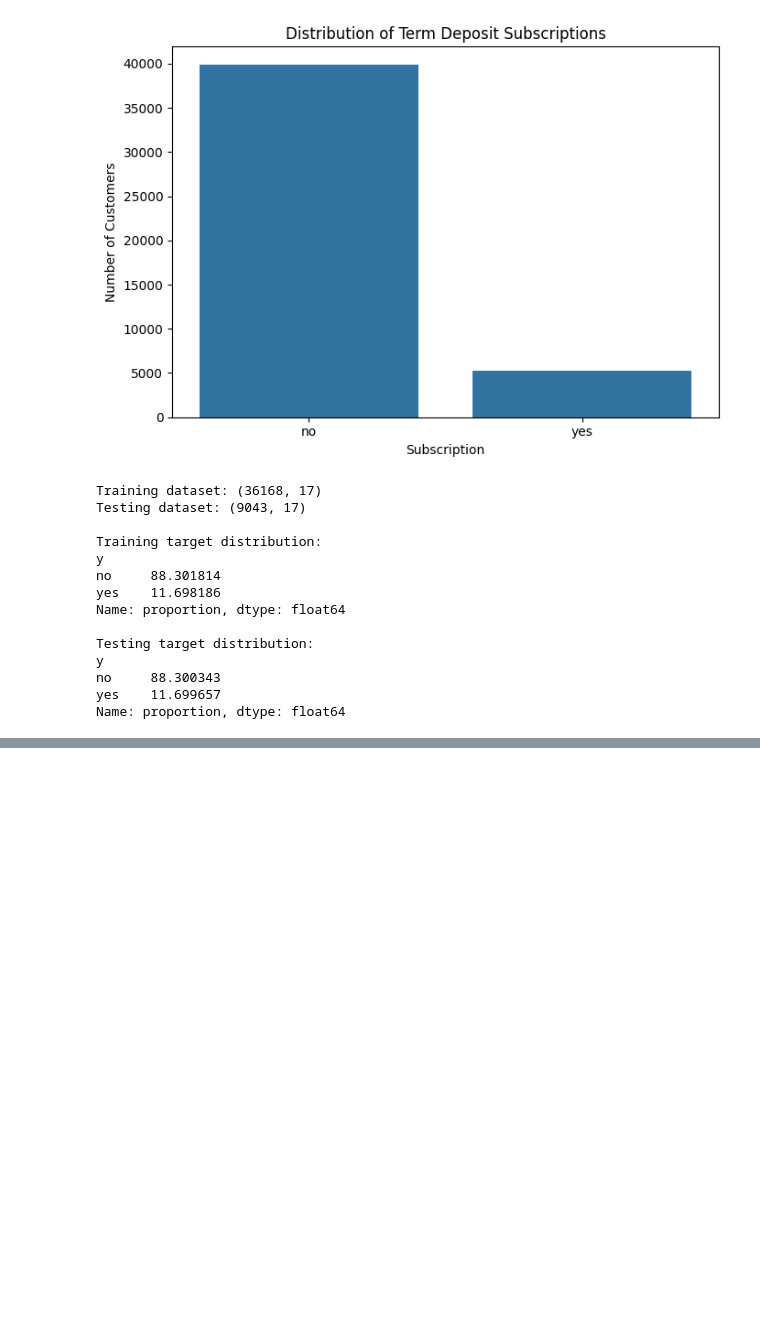
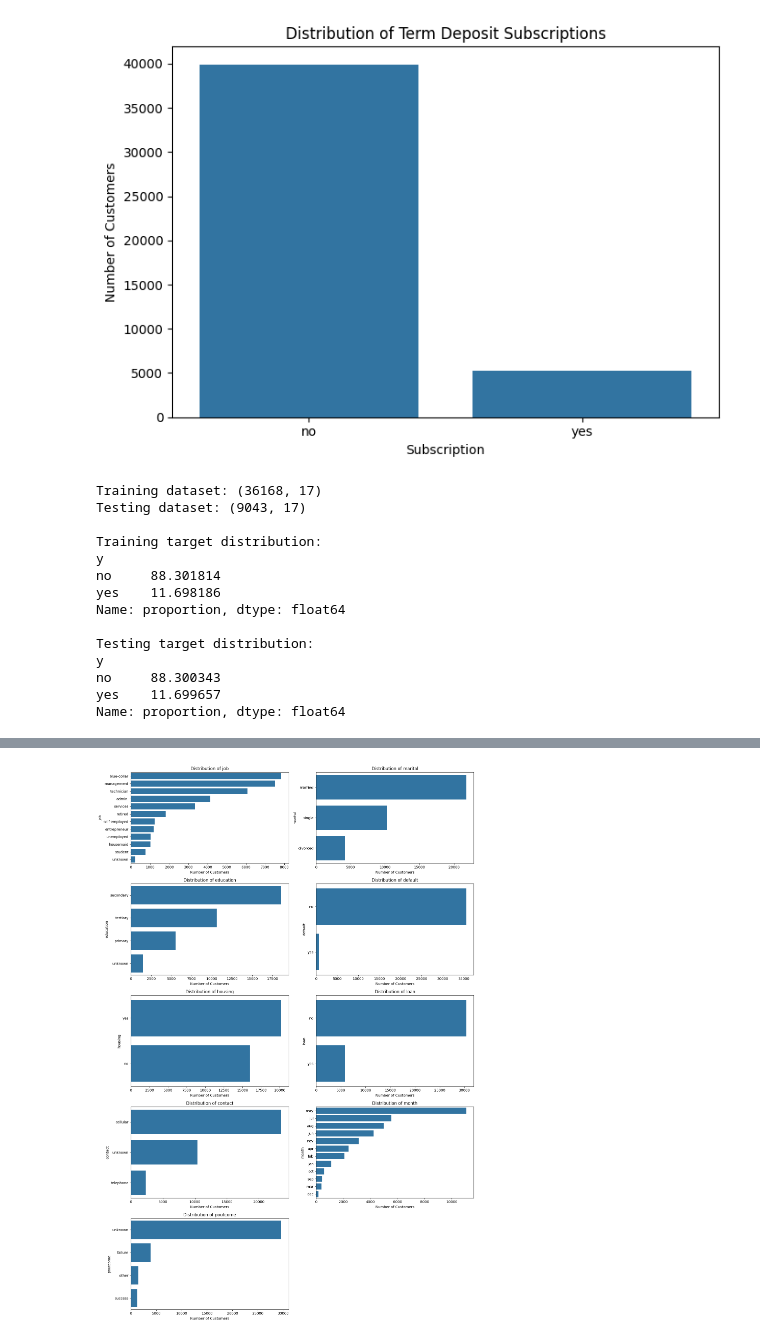
Before and after one commit to kaurp88/15580445-PK-s1, a Jupyter notebook: machine_learning.ipynb, the cells around one changed output, grey strips where cells are left out. Drawn from its saved outputs; the diff is of its cells as text; code cells hidden in the pictures; blank space fills up the shorter version.

```diff
--- a/machine_learning.ipynb
+++ b/machine_learning.ipynb
@@ -169,0 +232,14 @@ Name: proportion, dtype: float64
+# %%
+
+# Identify categorical columns
+categorical_columns = train_bank.select_dtypes(
+    include=["object"]
+).columns.drop("y").tolist()
+
+print("Categorical columns:")
+print(categorical_columns)
+
+# Display category frequencies
+for column in categorical_columns:
+    print(f"\n{column}:")
+    print(train_bank[column].value_counts())
@@ -169,0 +264,27 @@ Name: proportion, dtype: float64
+# %%
+
+# Plot categorical feature distributions
+fig, axes = plt.subplots(
+    5, 2,
+    figsize=(15, 22)
+)
+
+axes = axes.flatten()
+
+for i, column in enumerate(categorical_columns):
+    sns.countplot(
+        data=train_bank,
+        y=column,
+        ax=axes[i],
+        order=train_bank[column].value_counts().index
+    )
+    axes[i].set_title(f"Distribution of {column}")
+    axes[i].set_xlabel("Number of Customers")
+
+# Remove the unused tenth subplot
+fig.delaxes(axes[-1])
+
+plt.tight_layout()
+plt.show()
+# %% [output]
+[figure, added]
```
Also changed, not shown: parts of 4 cells of this notebook.
